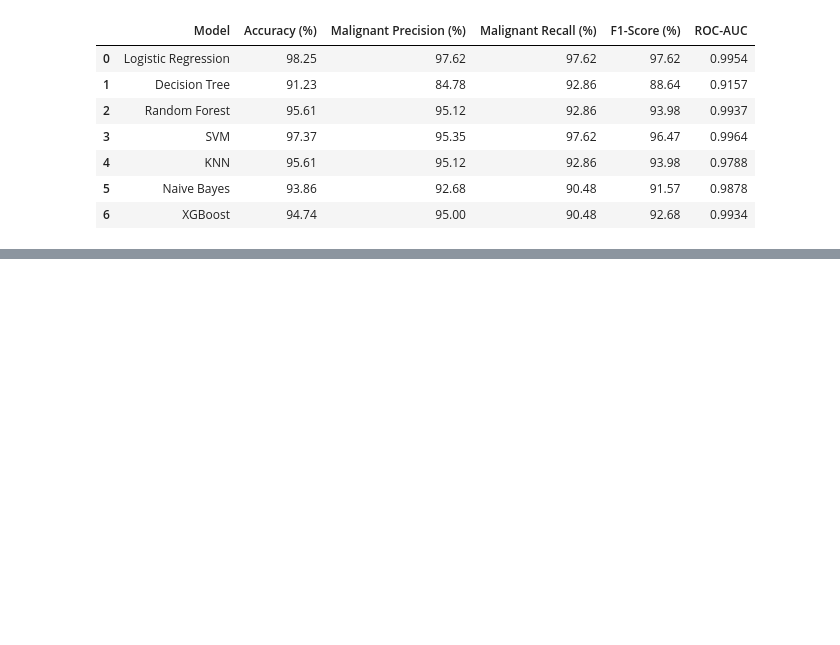
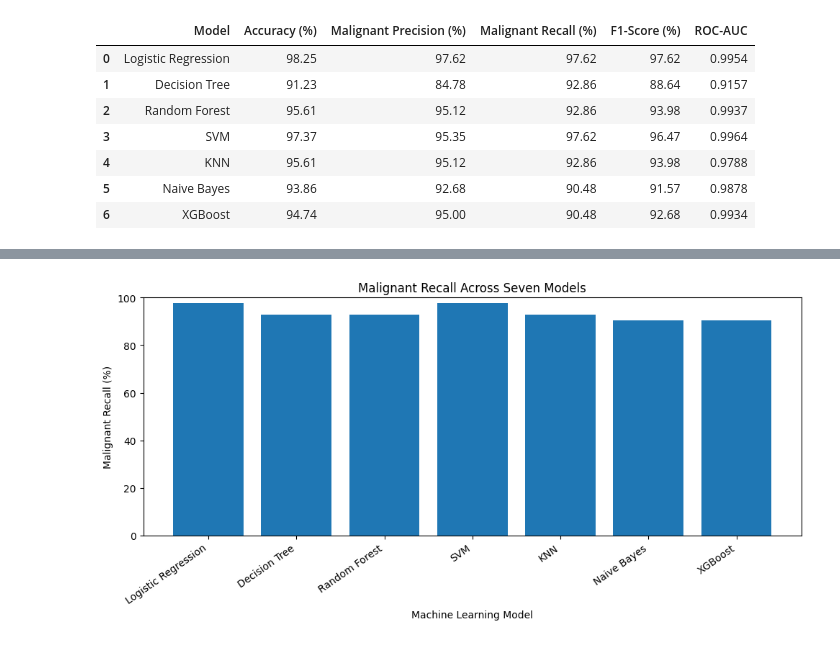
Before and after one commit to Kasyap18/BreastCancer-ML-Classification, a Jupyter notebook: Baseline_Models.ipynb, the cells around one changed output, grey strips where cells are left out. Cells and saved outputs as stored; diff of their text form; code cells hidden in the pictures; blank space fills up the shorter version.

Commit message:
Update baseline classification models

```diff
--- a/Baseline_Models.ipynb
+++ b/Baseline_Models.ipynb
@@ -1256,0 +1257,20 @@ The results are based on one test split and are for educational comparison, not
+# %%
+import matplotlib.pyplot as plt
+
+plt.figure(figsize=(10, 5))
+
+plt.bar(
+    model_comparison["Model"],
+    model_comparison["Malignant Recall (%)"]
+)
+
+plt.title("Malignant Recall Across Seven Models")
+plt.xlabel("Machine Learning Model")
+plt.ylabel("Malignant Recall (%)")
+plt.ylim(0, 100)
+plt.xticks(rotation=35, ha="right")
+
+plt.tight_layout()
+plt.show()
+# %% [output]
+[figure, added]
```
Also changed, not shown: parts of 46 cells of this notebook.
